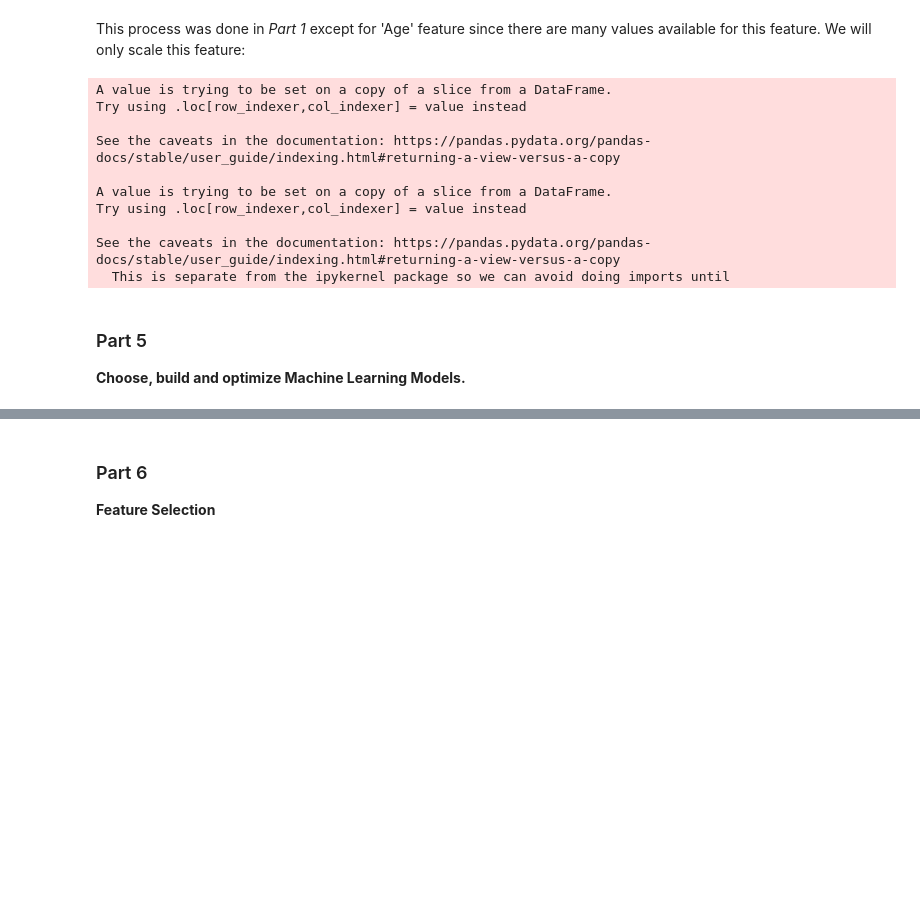
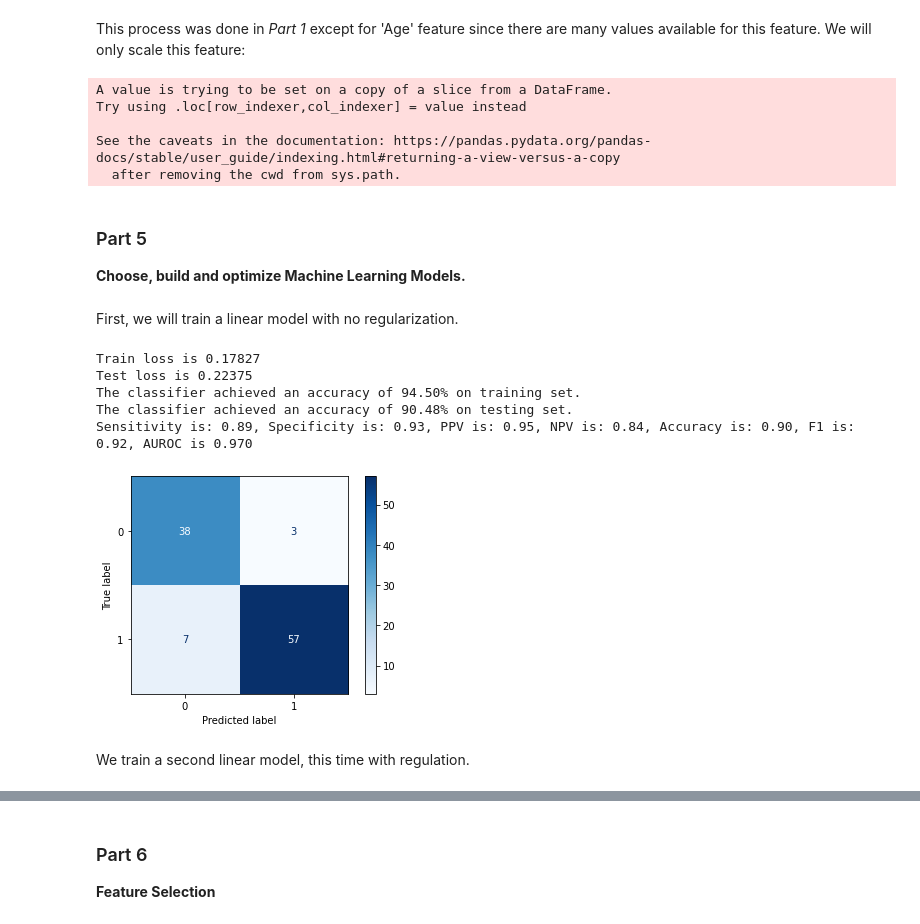
Before and after one commit to mlh-master/hw2_mlh-amit-yoel, a Jupyter notebook: HW2.ipynb, the cells around one changed output, grey strips where cells are left out. Saved outputs shown, nothing was run; the diff lists cells and outputs as text; code cells hidden in the pictures; blank space fills up the shorter version.

```diff
--- a/HW2.ipynb
+++ b/HW2.ipynb
@@ -215,23 +220,19 @@ plt.show()
 This process was done in *Part 1* except for 'Age' feature since there are many values available for this feature. We will only scale this feature:
 # %%
 scaler = StandardScaler()
-x_train['Age'] = scaler.fit_transform(x_train['Age'].values.reshape(-1, 1))
+X_train_scaled = X_train.copy()
+X_train_scaled['Age'] = scaler.fit_transform(X_train['Age'].values.reshape(-1, 1))
 x_test['Age'] = scaler.transform(x_test['Age'].values.reshape(-1, 1))
 # %% [output]
 A value is trying to be set on a copy of a slice from a DataFrame.
 Try using .loc[row_indexer,col_indexer] = value instead
 
 See the caveats in the documentation: https://pandas.pydata.org/pandas-docs/stable/user_guide/indexing.html#returning-a-view-versus-a-copy
-
-A value is trying to be set on a copy of a slice from a DataFrame.
-Try using .loc[row_indexer,col_indexer] = value instead
-
-See the caveats in the documentation: https://pandas.pydata.org/pandas-docs/stable/user_guide/indexing.html#returning-a-view-versus-a-copy
-  This is separate from the ipykernel package so we can avoid doing imports until
+  after removing the cwd from sys.path.
 # %%
-x_train = x_train.values
+X_train_scaled = X_train_scaled.values
 x_test = x_test.values
-y_train = y_train.values
+Y_train = Y_train.values
 y_test = y_test.values
 # %% [markdown]
 ### Part 5
@@ -269,10 +286,21 @@ def print_stats(model, x_test, y_test):
+# %% [markdown]
+First, we will train a linear model with no regularization.
 # %%
 lr = LogisticRegression(random_state=5, max_iter=2000, solver='lbfgs')
-lr.fit(x_train, y_train.ravel())
+lr.fit(X_train_scaled, Y_train.ravel())
 
-print('Train loss is %.5f' %log_loss(y_train, lr.predict_proba(x_train)) )
+print('Train loss is %.5f' %log_loss(Y_train, lr.predict_proba(X_train_scaled)) )
 print('Test loss is %.5f' %log_loss(y_test, lr.predict_proba(x_test)) )
-print('The classifier achieved an accuracy of %.2f%% on training set.' %(100*lr.score(x_train, y_train)))
+print('The classifier achieved an accuracy of %.2f%% on training set.' %(100*lr.score(X_train_scaled, Y_train)))
 print('The classifier achieved an accuracy of %.2f%% on testing set.' %(100*lr.score(x_test, y_test)))
 print_stats(lr, x_test, y_test)
+# %% [output]
+Train loss is 0.17827
+Test loss is 0.22375
+The classifier achieved an accuracy of 94.50% on training set.
+The classifier achieved an accuracy of 90.48% on testing set.
+Sensitivity is: 0.89, Specificity is: 0.93, PPV is: 0.95, NPV is: 0.84, Accuracy is: 0.90, F1 is: 0.92, AUROC is 0.970
+[figure, added]
+# %% [markdown]
+We train a second linear model, this time with regulation.
 # %%
```
Also changed, not shown: parts of 22 cells of this notebook.
